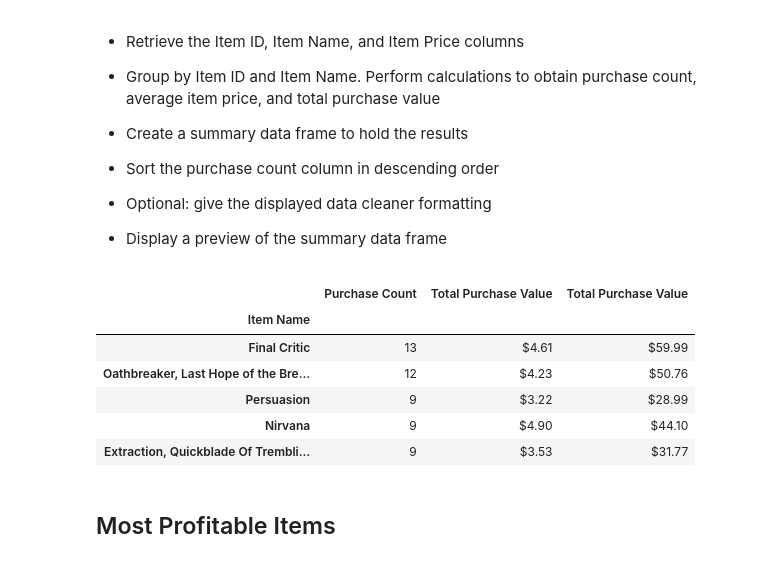
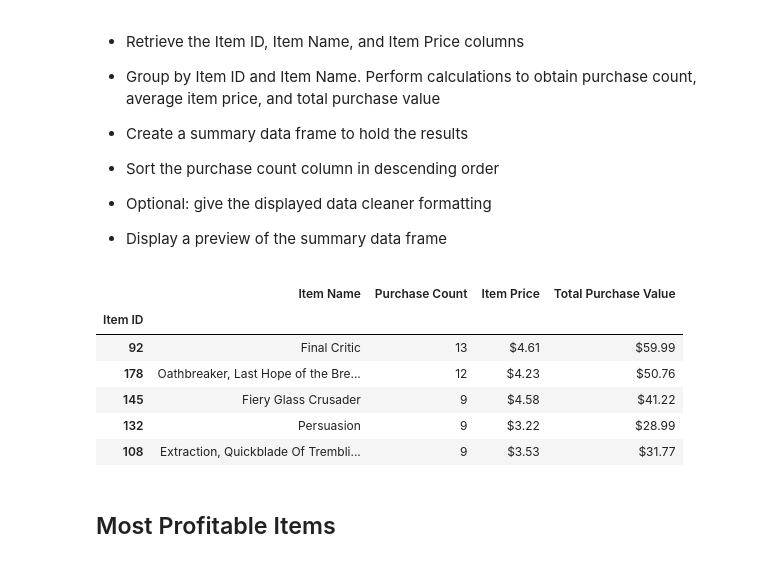
Before and after one commit to kurt89/pandas-challenge, a Jupyter notebook: Instructions/HeroesOfPymoli/HeroesOfPymoli.ipynb, the cells around one changed output. Saved outputs shown, nothing was run; the diff lists cells and outputs as text; code cells hidden in the pictures.

```diff
--- a/Instructions/HeroesOfPymoli/HeroesOfPymoli.ipynb
+++ b/Instructions/HeroesOfPymoli/HeroesOfPymoli.ipynb
@@ -402,41 +387,36 @@ sort_group_sum_df.head(5)
 
 
 * Display a preview of the summary data frame
-# %%
-most_item_group = purchase_data_df.groupby("Item Name")
-
-# item_id = most_item_group["Item ID"]
-item_purch = most_item_group["Item ID"].count()
-
-item_price = most_item_group["Price"].mean()
-item_price = item_price.astype(float).map("${:,.2f}".format)
-
-item_value = most_item_group["Price"].sum()
-item_value = item_value.astype(float).map("${:,.2f}".format)
-
-# item_names_df = ({most_item_group["Item Name"], most_item_group["Item ID"]})
-# print(item_names_df)
-
-most_item_df = pd.concat([item_purch, item_price, item_value], axis=1)
-sort_item_df = most_item_df.sort_values("Item ID", ascending = False)
-
-sort_item_df = sort_item_df.rename(columns={"Item ID" : "Purchase Count",
-                                            "Price" : "Item Price",
-                                            "Price" : "Total Purchase Value",})
-
-sort_item_df.head(5)
-
-######################### INCLUDE "Item ID" AS THE 1ST COLUMN (INDEX) ################
-######################### RENAME 3RD COLUMN AS "Item Price" ##########################
-######################### SORT BY 2ND COLUMN ("Purchase Count") ######################
-# %% [output]
-|  | Purchase Count | Total Purchase Value | Total Purchase Value |
-| Item Name |  |  |  |
-| Final Critic | 13 | $4.61 | $59.99 |
-| Oathbreaker, Last Hope of the Bre... | 12 | $4.23 | $50.76 |
-| Persuasion | 9 | $3.22 | $28.99 |
-| Nirvana | 9 | $4.90 | $44.10 |
-| Extraction, Quickblade Of Trembli... | 9 | $3.53 | $31.77 |
+# %%
+most_item_group = purchase_data_df.groupby("Item Name")
+
+most_item_df = pd.DataFrame({
+    'Item ID':most_item_group['Item ID'].max(),
+    'Item Name':most_item_group['Item Name'].max(),
+    'Purchase Count':most_item_group['Item ID'].count(),
+    'Item Price':most_item_group["Price"].mean(),
+    'Total Purchase Value':most_item_group["Price"].sum()
+})
+
+most_item_df = most_item_df.sort_values(["Purchase Count", "Item ID"], ascending = False)
+
+most_item_df["Item Price"] = most_item_df["Item Price"].astype(float).map(
+    "${:,.2f}".format)
+
+most_item_df["Total Purchase Value"] = most_item_df["Total Purchase Value"].astype(float).map(
+    "${:,.2f}".format)
+
+most_item_df.set_index('Item ID', inplace = True)
+
+most_item_df.head(5)
+# %% [output]
+|  | Item Name | Purchase Count | Item Price | Total Purchase Value |
+| Item ID |  |  |  |  |
+| 92 | Final Critic | 13 | $4.61 | $59.99 |
+| 178 | Oathbreaker, Last Hope of the Bre... | 12 | $4.23 | $50.76 |
+| 145 | Fiery Glass Crusader | 9 | $4.58 | $41.22 |
+| 132 | Persuasion | 9 | $3.22 | $28.99 |
+| 108 | Extraction, Quickblade Of Trembli... | 9 | $3.53 | $31.77 |
 # %% [markdown]
 ## Most Profitable Items
 # %% [markdown]
```
Also changed, not shown: parts of 7 cells of this notebook, 1 other file.
